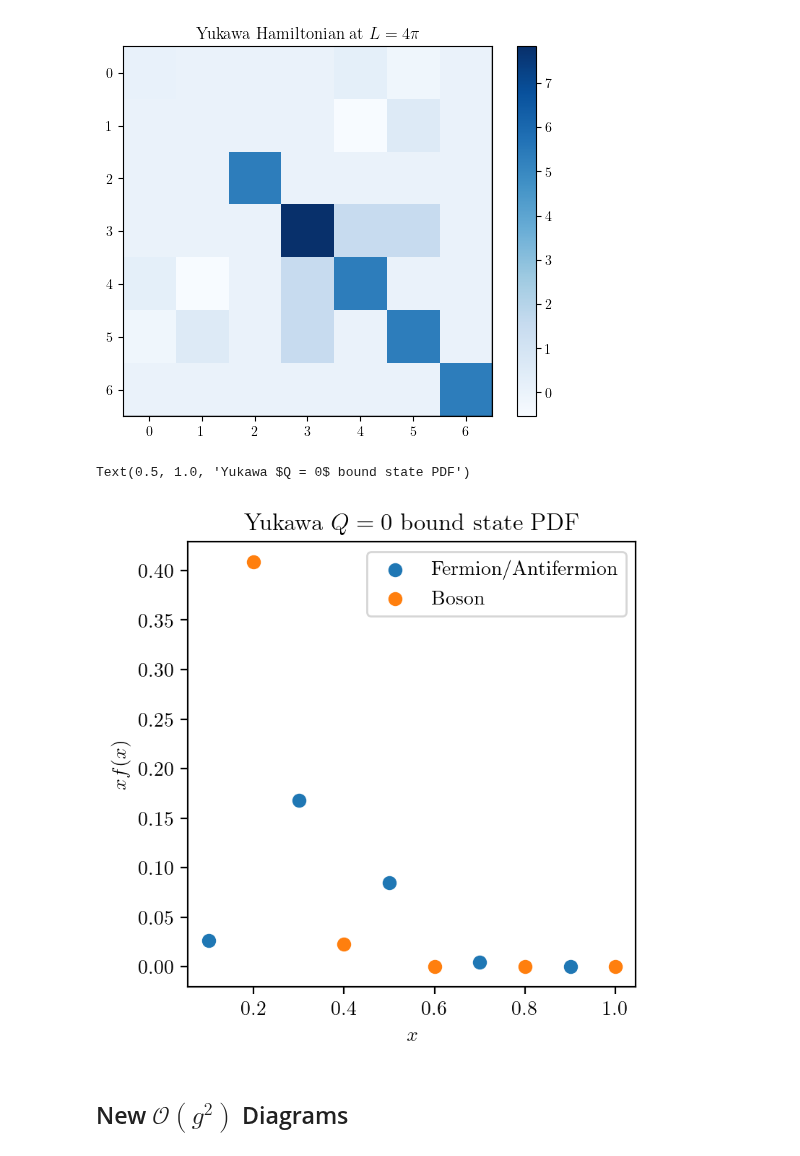
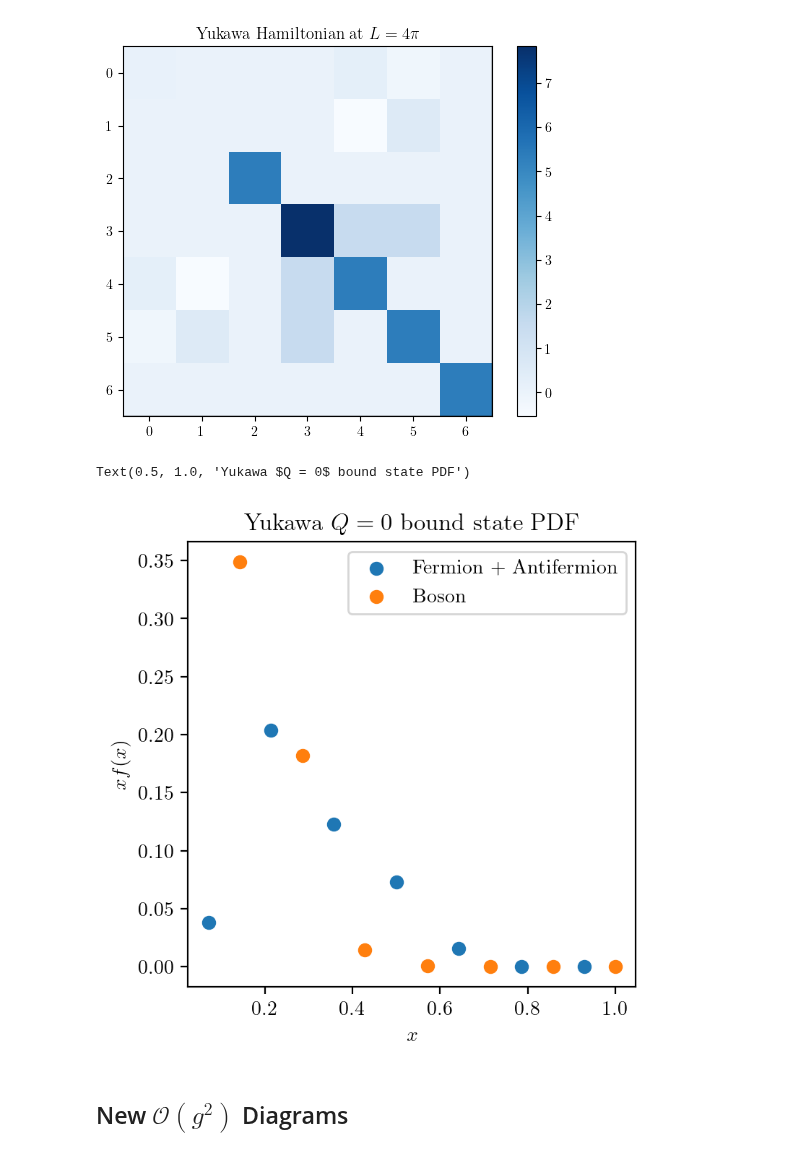
Before and after one commit to cgustin99/OpenParticle, a Jupyter notebook: models/Yukawa/yukawa.ipynb, the cells around one changed output. Drawn from its saved outputs; the diff is of its cells as text; code cells hidden in the pictures.

```diff
--- a/models/Yukawa/yukawa.ipynb
+++ b/models/Yukawa/yukawa.ipynb
@@ -10,4 +10,5 @@ from openparticle.dlcq import momentum_states_partition
 
 
 plt.rcParams["font.family"] = "Times New Roman"
+plt.rcParams["font.size"] = 24
 plt.rc('text', usetex=True)
@@ -158,46 +203,48 @@ def pdf(K, state, particle_type):
 
     return np.array(f)
 # %%
-res = 5
+res = 7
 g = 1
 mf = 1
 mb = 0.1
 baryon_number = 0
+eigenstate = 1
 
 ham = yukawa_Hamiltonian(res = res, g = g, mf = mf, mb = mb)
 basis = momentum_states_partition(res)
 basis = impose_baryon_number(res = res, basis = basis, baryon_number=baryon_number)
 K_matrix = generate_matrix(ham, basis)
 
 vals, vecs = np.linalg.eigh(K_matrix)
-psi = numpy_to_fock(vecs[:, 0], basis)
+psi = numpy_to_fock(vecs[:, eigenstate], basis)
 max_weight, _ = max_fock_weight(psi)
 
 fermion_pdf = pdf(res, psi, 'fermion')
 antifermion_pdf = pdf(res, psi, 'antifermion')
 boson_pdf = pdf(res, psi, 'boson')
 
 x_fermion = np.array([k/res for k in np.arange(1/2, res, 1)])
 x_boson = np.array([k/res for k in np.arange(1, res + 1, 1)])
 
 
 plt.figure(figsize = (4, 4), dpi = 200)
 
 if np.allclose(fermion_pdf, antifermion_pdf):
-    plt.scatter(x_fermion, x_fermion * np.real(fermion_pdf), label = f'Fermion/Antifermion')
+    plt.scatter(x_fermion, 2 * x_fermion * np.real(fermion_pdf), label = f'Fermion $+$ Antifermion')
 
 else:
     plt.scatter(x_fermion, x_fermion * np.real(fermion_pdf), label = f'Fermion')
     plt.scatter(x_fermion, x_fermion * np.real(antifermion_pdf), label = f'Antifermion')
 plt.scatter(x_boson, x_boson * np.real(boson_pdf), label = f'Boson')
 # plt.scatter([], [], color = 'white', label = f'{max_weight}')
 plt.legend()
 plt.xlabel(f'$x$')
 plt.ylabel(f'$xf(x)$')
+# plt.xscale('log')
 plt.title(f"Yukawa $Q = {baryon_number}$ bound state PDF")
 # %% [output]
 Text(0.5, 1.0, 'Yukawa $Q = 0$ bound state PDF')
-[figure, old version]
+[figure, new version]
 # %% [markdown]
 ## New $\mathcal{O}(g^2)$ Diagrams
 # %%
```
Also changed, not shown: parts of 13 cells of this notebook.
